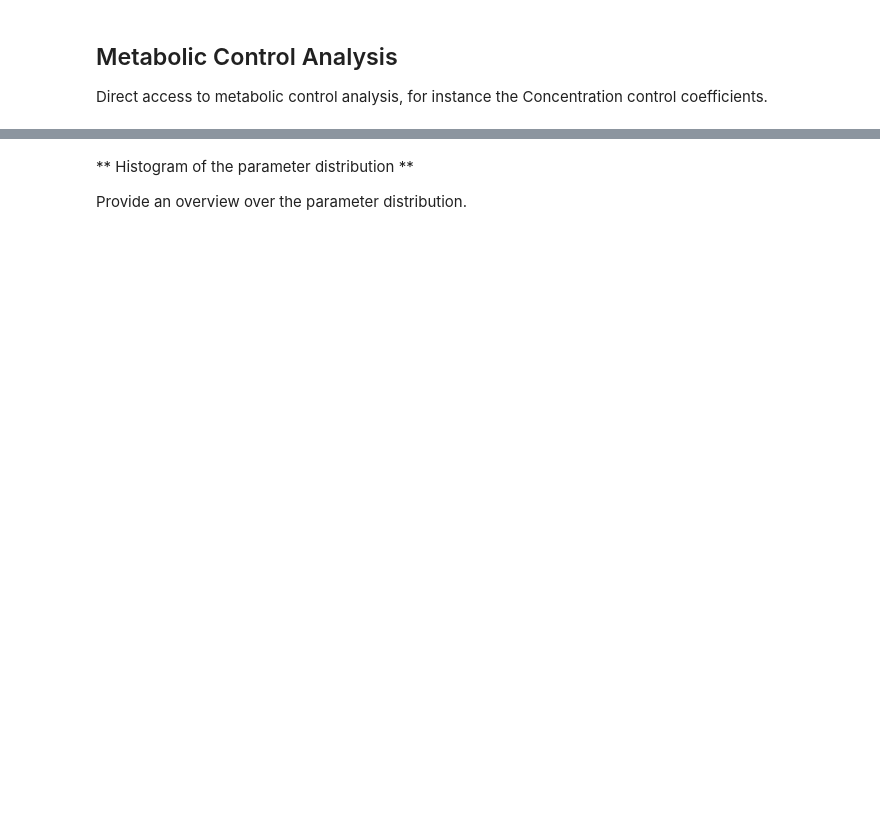
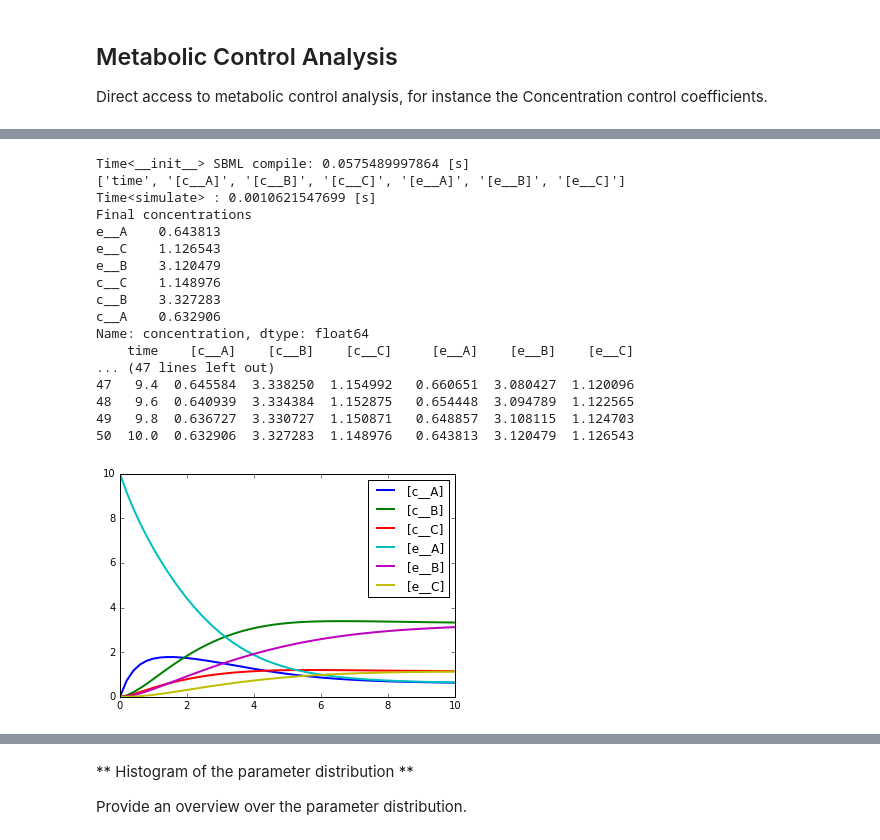
Before and after one commit to jingyayeah/multiscale-galactose, a Jupyter notebook: python/multiscalepy/multiscale/examples/notebook/demo_basic.ipynb, the cells around one changed output, grey strips where cells are left out. Saved outputs shown, nothing was run; the diff lists cells and outputs as text; code cells hidden in the pictures; blank space fills up the shorter version.

Commit message:
Working on notebooks with new roadrunner_tools

```diff
--- a/python/multiscalepy/multiscale/examples/notebook/demo_basic.ipynb
+++ b/python/multiscalepy/multiscale/examples/notebook/demo_basic.ipynb
@@ -322,0 +449,33 @@ gp.ix['Vmax_bB']
+# %%
+import multiscale.simulate.roadrunner_tools as rt
+reload(rt)
+r = rt.MyRunner(testdata.demo_sbml)
+r.set_integrator_settings(variable_step_size=False)
+r.selections_floating_concentrations()
+print(r.selections)
+s = r.simulate(0, 10, steps=50)
+
+print("Final concentrations")
+print(r.df_species()['concentration'])
+df_sim = r.df_simulation()
+print(df_sim)
+r.plot()
+# %% [output]
+Time<__init__> SBML compile: 0.0575489997864 [s]
+['time', '[c__A]', '[c__B]', '[c__C]', '[e__A]', '[e__B]', '[e__C]']
+Time<simulate> : 0.0010621547699 [s]
+Final concentrations
+e__A    0.643813
+e__C    1.126543
+e__B    3.120479
+c__C    1.148976
+c__B    3.327283
+c__A    0.632906
+Name: concentration, dtype: float64
+    time    [c__A]    [c__B]    [c__C]     [e__A]    [e__B]    [e__C]
+... (47 lines left out)
+47   9.4  0.645584  3.338250  1.154992   0.660651  3.080427  1.120096
+48   9.6  0.640939  3.334384  1.152875   0.654448  3.094789  1.122565
+49   9.8  0.636727  3.330727  1.150871   0.648857  3.108115  1.124703
+50  10.0  0.632906  3.327283  1.148976   0.643813  3.120479  1.126543
+[figure, added]
```
Also changed, not shown: parts of 44 cells of this notebook, 3 other files.
